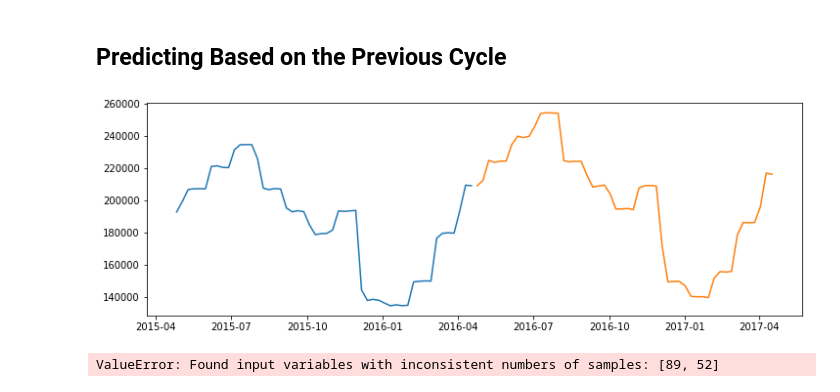
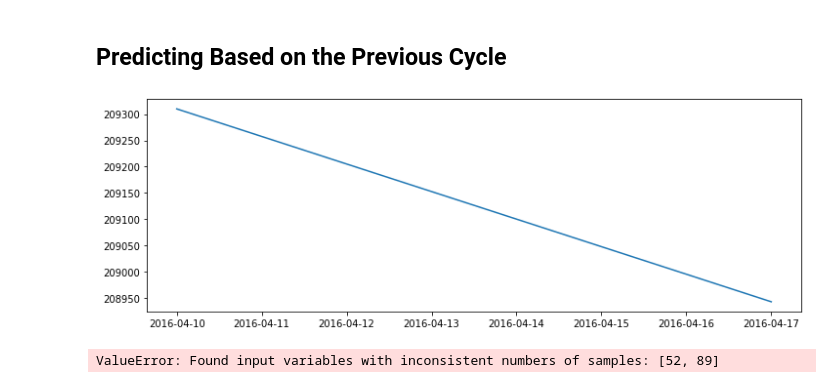
Before and after one commit to Johndsalas/ds-methodologies-exercises, a Jupyter notebook: time_series/modeling_new.ipynb, the cells around one changed output. Cells and saved outputs as stored; diff of their text form; code cells hidden in the pictures.

```diff
--- a/time_series/modeling_new.ipynb
+++ b/time_series/modeling_new.ipynb
@@ -168,22 +178,22 @@ plt.show()
 # %% [markdown]
 ## Predicting Based on the Previous Cycle
 # %%
-yhat['y'] = train['2015-04-26':'2016-04-17'] + train['2015-04-26':'2016-04-17'].diff(7).mean()
+yhat['y'] = train['2016-04-10':'2016-04-17'] + train['2013-01-06':'2016-04-17'].diff(7).mean()
 # %%
-train1 = train['2015-04-20':'2016-04-19']
-test1 = test['2016-04-20':'2017-04-20']
+train1 = train['2016-04-10':'2016-04-17']
+test1 = test['2013-01-06':'2016-04-17']
 # %%
 plt.figure(figsize=(12, 4))
 plt.plot(train1['sale_amount'],label='Train')
 plt.plot(test1['sale_amount'], label='Test')
-#plt.plot(yhat['y'])
+plt.plot(yhat['y'])
 plt.show()
 # %% [output]
-[figure, old version]
+[figure, new version]
 # %%
 mse = metrics.mean_squared_error(train1['sale_amount'], yhat['y'])
 rmse = math.sqrt(mse)
 print(f"MSE: {mse}")
 print(f"MSE: {rmse}")
 # %% [output]
-ValueError: Found input variables with inconsistent numbers of samples: [89, 52]
+ValueError: Found input variables with inconsistent numbers of samples: [52, 89]
```
Also changed, not shown: parts of 1 cell of this notebook, 3 other files.
